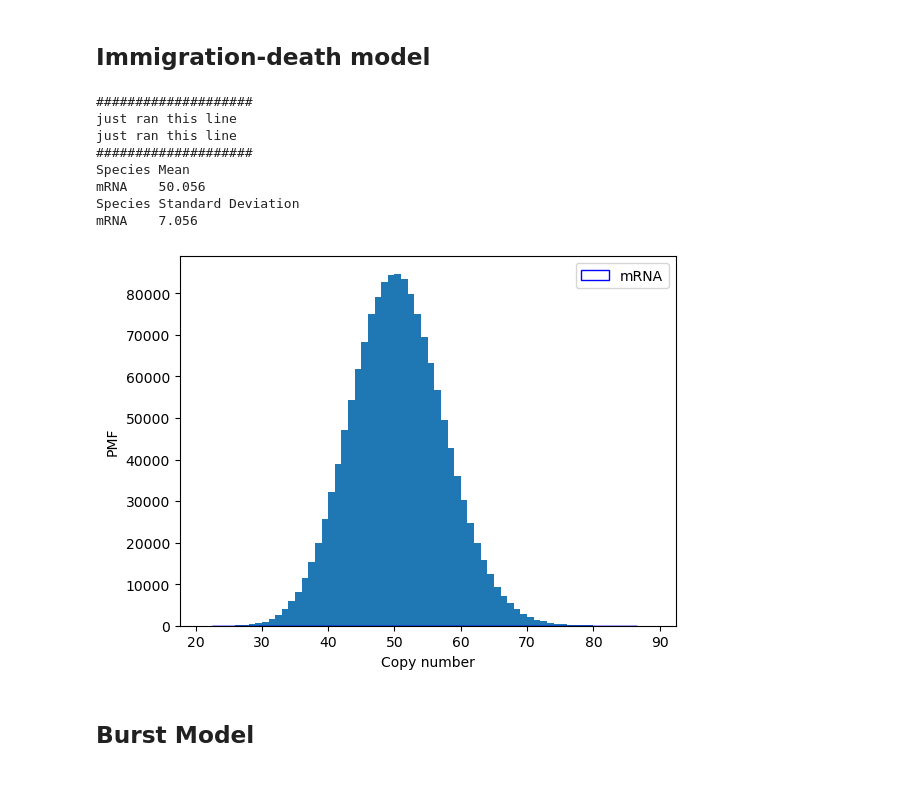
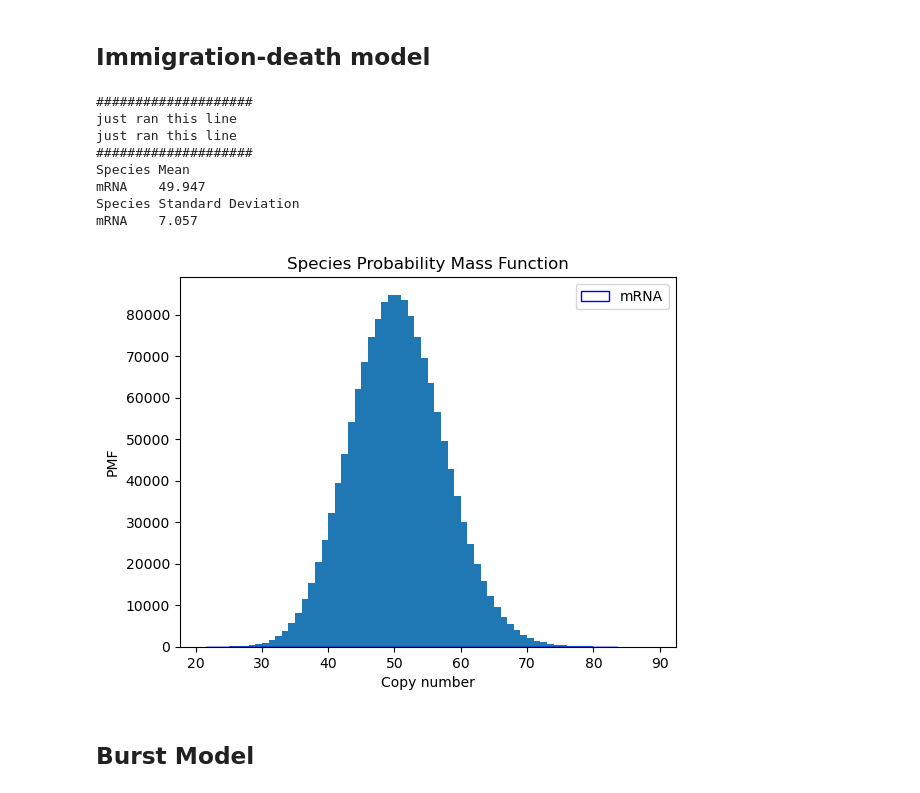
Before and after one commit to avig00/stochpy_notebook, a Jupyter notebook: stochpy_NB.ipynb, the cells around one changed output. Cells and saved outputs as stored; diff of their text form; code cells hidden in the pictures.

```diff
--- a/stochpy_NB.ipynb
+++ b/stochpy_NB.ipynb
@@ -114,25 +114,26 @@ stochpy.plt.savefig('isomerization3.png')
 # %%
 smod = stochpy.SSA()
 lambda_ = 50
 N = 1500000
 data = np.random.poisson(lambda_,N)
 smod.Model('ImmigrationDeath.psc')  # Ksyn = 10, Kdeg = 0.2, and mRNA(init) = 50
 smod.DoStochSim(end=N,mode='steps')
 smod.PlotSpeciesDistributions(linestyle= 'solid')
 n, bins, patches = stochpy.plt.hist(data, max(data)-min(data))
 smod.PrintSpeciesMeans()
 smod.PrintSpeciesStandardDeviations()
+stochpy.plt.title('Species Probability Mass Function')
 stochpy.plt.savefig('immigration_death_advanced.png')
 # %% [output]
 ####################
 just ran this line
 just ran this line
 ####################
 Species Mean
-mRNA    50.056
+mRNA    49.947
 Species Standard Deviation
-mRNA    7.056
+mRNA    7.057
-[figure, old version]
+[figure, new version]
 # %% [markdown]
 ## Burst Model
 # %% [markdown]
```
Also changed, not shown: parts of 1 cell of this notebook.
